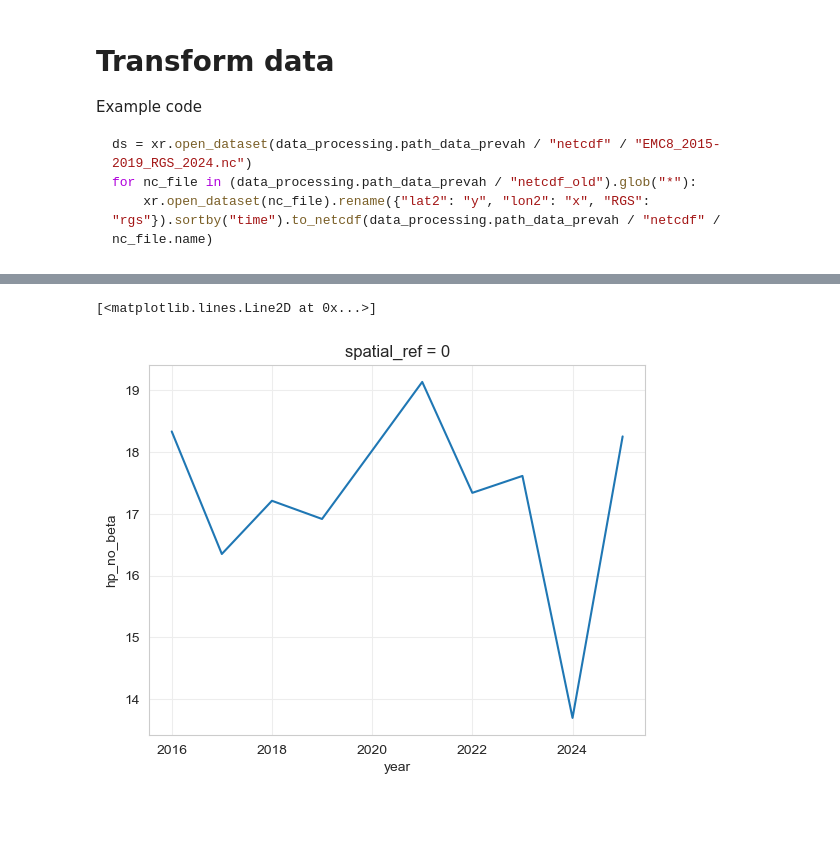
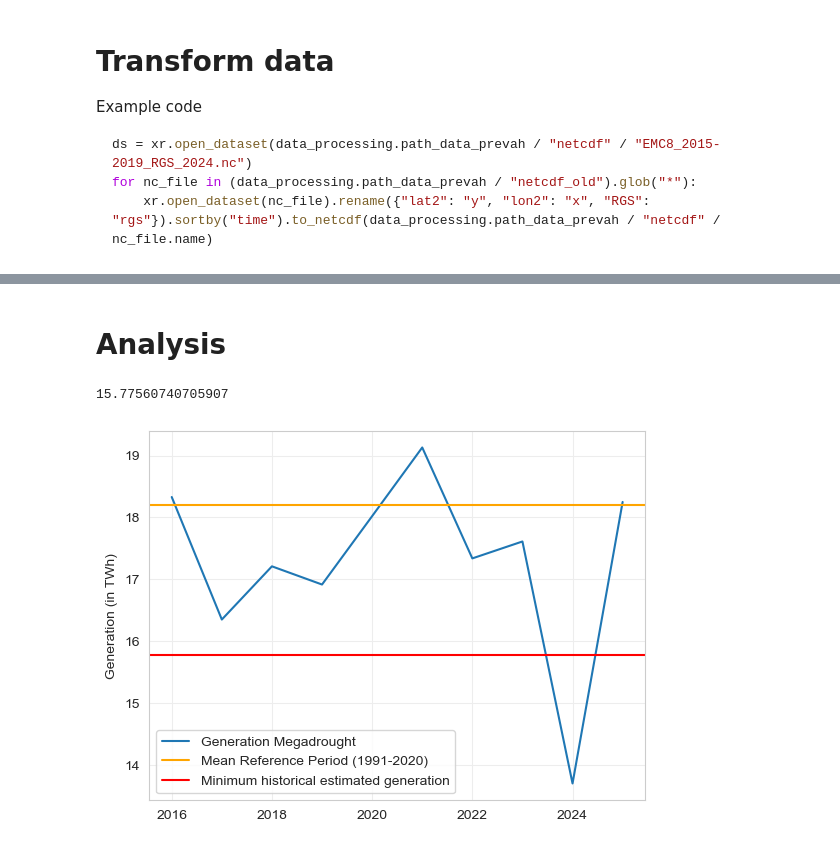
Before and after one commit to yasserhaddad/Clim2RoR-CH, a Jupyter notebook: notebooks/megadrought_processing_analysis.ipynb, the cells around one changed output, grey strips where cells are left out. Cells and saved outputs as stored; diff of their text form; code cells hidden in the pictures; blank space fills up the shorter version.

Commit message:
Adapt code to process and analyse megadrought data

```diff
--- a/notebooks/megadrought_processing_analysis.ipynb
+++ b/notebooks/megadrought_processing_analysis.ipynb
@@ -87,22 +124,24 @@ monthly_bias_correction_factors = (
       .sel(time=pd.date_range(start="01-01-1992", end="12-01-1992", freq="MS")).values
 )
 # %%
-indices_months = ds_hydropower_generation.groupby("time.month").groups
-monthly_bias_correction_factors_hourly = np.empty(len(ds_hydropower_generation.time))
+indices_months = ds_hydropower_generation_megadrought.groupby("time.month").groups
+monthly_bias_correction_factors_hourly = np.empty(len(ds_hydropower_generation_megadrought.time))
 for i, month in enumerate(indices_months):
     monthly_bias_correction_factors_hourly[indices_months[month]] = monthly_bias_correction_factors[i]
 
-ds_monthly_bias_correction_factors = xr.DataArray(
+ds_monthly_bias_correction_factors_megadrought = xr.DataArray(
     monthly_bias_correction_factors_hourly,
     dims=["time"],
-    coords={"time": (["time"], ds_hydropower_generation.time.values)},
+    coords={"time": (["time"], ds_hydropower_generation_megadrought.time.values)},
 )
 # %%
-national_analysis = NationalAnalysisHydropower(gdf_switzerland, gdf_hydropower_polygons, df_wasta,
-                                               ds_hydropower_generation_merged * ds_monthly_bias_correction_factors,
-                                               df_hydropower_production_params,
-                                               df_historical_data[["Jahr", "Monat", "Erzeugung_laufwerk_GWh",
-                                                                   "Erzeugung_speicherwerk_GWh",
-                                                                   "Verbrauch_speicherpumpen_GWh"]],
-                                               path_figs)
+national_analysis_megadrought = NationalAnalysisHydropower(gdf_switzerland, gdf_hydropower_polygons, df_wasta,
+                                                           (ds_hydropower_generation_megadrought * ds_monthly_bias_correction_factors_megadrought).sel(time=slice("2016", "2025")),
+                                                           df_hydropower_production_megadrought_params,
+                                                           df_historical_data[["Jahr", "Monat", "Erzeugung_laufwerk_GWh",
+                                                                               "Erzeugung_speicherwerk_GWh",
+                                                                               "Verbrauch_speicherpumpen_GWh"]],
+                                                           path_figs_megadrought,
+                                                           national_analysis_historical.ds_hydropower_generation_per_hp_yearly_ref,
+                                                           national_analysis_historical.ds_hydropower_generation_per_hp_seasonal_ref)
 # %%
@@ -118,5 +153,21 @@ national_analysis.aggregate_reference_seasonal_estimated_generation()
-# %%
-(ds_hydropower_generation_merged * ds_monthly_bias_correction_factors).groupby("time.year").sum().sum("hydropower").sel(year=slice("2016", "2025")).hp_no_beta.plot()
-# %% [output]
-[<matplotlib.lines.Line2D at 0x...>]
-[figure, removed]
+# %% [markdown]
+# Analysis
+# %%
+df_hydropower_yearly_megadrought = national_analysis_megadrought.create_dataframe_yearly_values(with_operation_start=False, with_percentage=False)
+df_hydropower_yearly_historical = national_analysis_historical.create_dataframe_yearly_values(with_operation_start=False, with_percentage=False)
+# %%
+mean_ref_period_historical = national_analysis_historical.ds_hydropower_generation_per_hp_yearly_ref.sum("hydropower").mean().hp_no_beta.item()
+# %%
+df_hydropower_yearly_historical["Estimated Generation No Beta"].min()
+# %% [output]
+15.77560740705907
+# %%
+fig, ax = plt.subplots()
+df_hydropower_yearly_megadrought["Estimated Generation No Beta"].plot(ax=ax, label="Generation Megadrought")
+ax.axhline(mean_ref_period_historical, color="orange", label="Mean Reference Period (1991-2020)")
+ax.axhline(df_hydropower_yearly_historical["Estimated Generation No Beta"].min(), color="red", label="Minimum historical estimated generation")
+ax.set_ylabel("Generation (in TWh)")
+plt.legend()
+plt.show()
+# %% [output]
+[figure, added]
```
Also changed, not shown: parts of 17 cells of this notebook, 10 other files.
